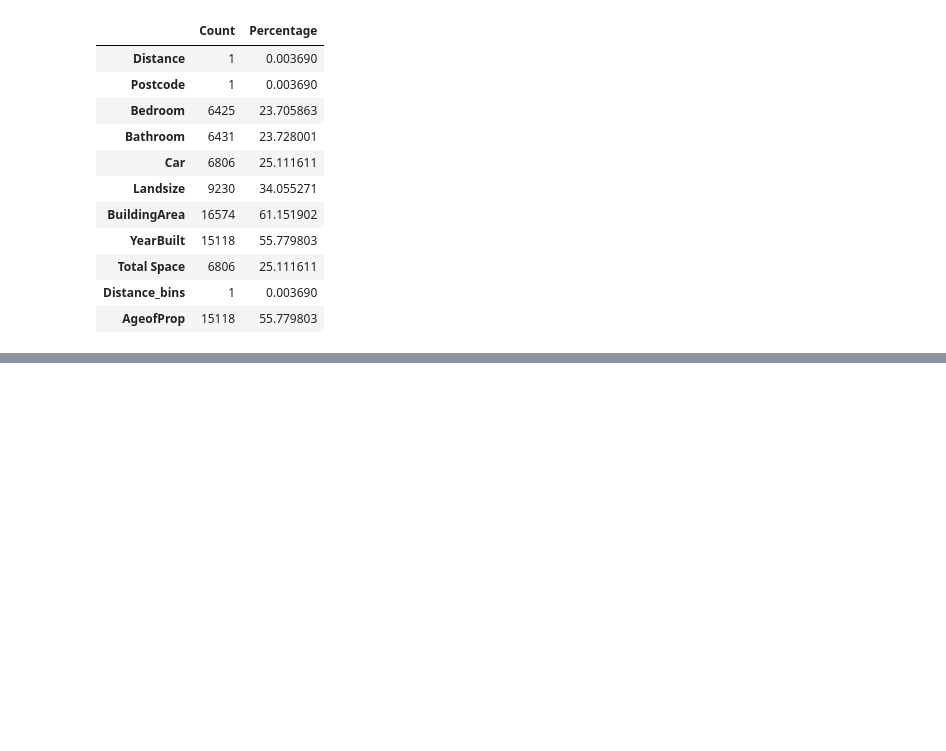
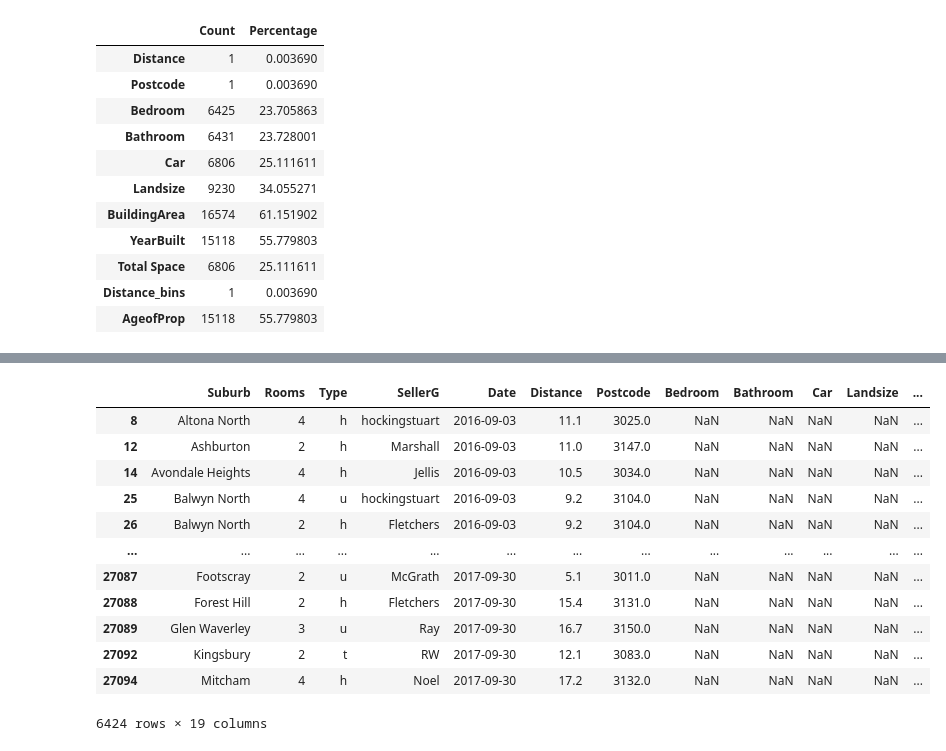
Before and after one commit to pdtarricone/analytics_portfolio, a Jupyter notebook: Data_Exploratory_Analysis.ipynb, the cells around one changed output, grey strips where cells are left out. Saved outputs shown, nothing was run; the diff lists cells and outputs as text; code cells hidden in the pictures; blank space fills up the shorter version.

```diff
--- a/Data_Exploratory_Analysis.ipynb
+++ b/Data_Exploratory_Analysis.ipynb
@@ -447,0 +454,3 @@ pd.DataFrame({'Count':data.isnull().sum()[data.isnull().sum()>0],'Percentage':(d
+# %%
+# adding the index value of the row in data.drop() function
+data = data.drop(9590).reset_index(drop=True)
@@ -447,0 +469,17 @@ pd.DataFrame({'Count':data.isnull().sum()[data.isnull().sum()>0],'Percentage':(d
+# %%
+# extracting all the information of other variable where Bedroom is null
+data.loc[data['Bedroom'].isnull()==True]
+# %% [output]
+|  | Suburb | Rooms | Type | SellerG | Date | Distance | Postcode | Bedroom | Bathroom | Car | Landsize | ... |
+| 8 | Altona North | 4 | h | hockingstuart | 2016-09-03 | 11.1 | 3025.0 | NaN | NaN | NaN | NaN | ... |
+| 12 | Ashburton | 2 | h | Marshall | 2016-09-03 | 11.0 | 3147.0 | NaN | NaN | NaN | NaN | ... |
+| 14 | Avondale Heights | 4 | h | Jellis | 2016-09-03 | 10.5 | 3034.0 | NaN | NaN | NaN | NaN | ... |
+| 25 | Balwyn North | 4 | u | hockingstuart | 2016-09-03 | 9.2 | 3104.0 | NaN | NaN | NaN | NaN | ... |
+| 26 | Balwyn North | 2 | h | Fletchers | 2016-09-03 | 9.2 | 3104.0 | NaN | NaN | NaN | NaN | ... |
+| ... | ... | ... | ... | ... | ... | ... | ... | ... | ... | ... | ... | ... |
+| 27087 | Footscray | 2 | u | McGrath | 2017-09-30 | 5.1 | 3011.0 | NaN | NaN | NaN | NaN | ... |
+| 27088 | Forest Hill | 2 | h | Fletchers | 2017-09-30 | 15.4 | 3131.0 | NaN | NaN | NaN | NaN | ... |
+| 27089 | Glen Waverley | 3 | u | Ray | 2017-09-30 | 16.7 | 3150.0 | NaN | NaN | NaN | NaN | ... |
+| 27092 | Kingsbury | 2 | t | RW | 2017-09-30 | 12.1 | 3083.0 | NaN | NaN | NaN | NaN | ... |
+| 27094 | Mitcham | 4 | h | Noel | 2017-09-30 | 17.2 | 3132.0 | NaN | NaN | NaN | NaN | ... |
+6424 rows × 19 columns
```
Also changed, not shown: parts of 19 cells of this notebook.
